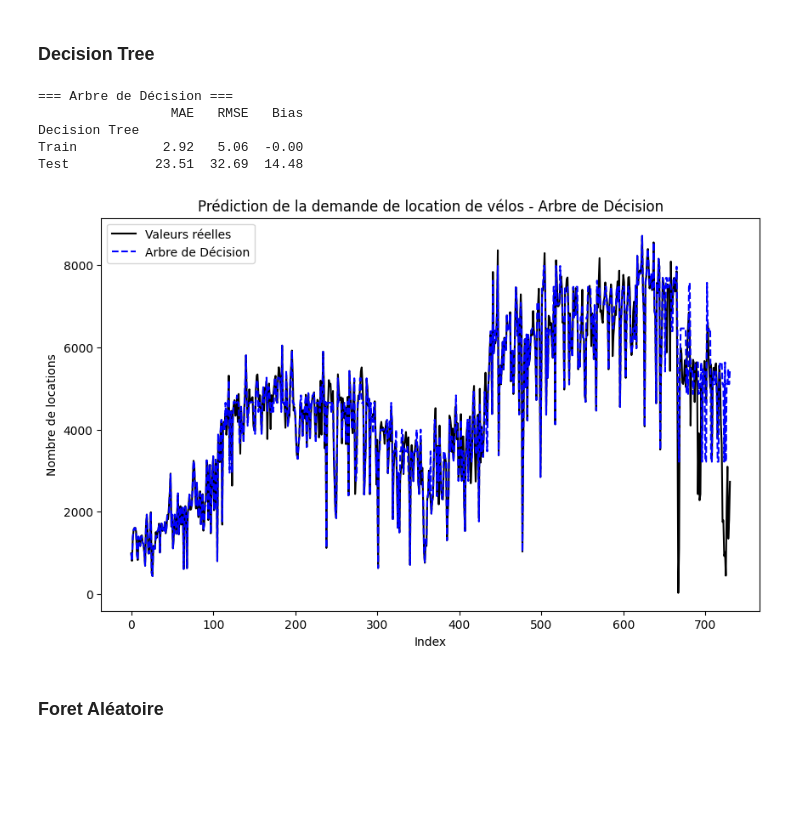
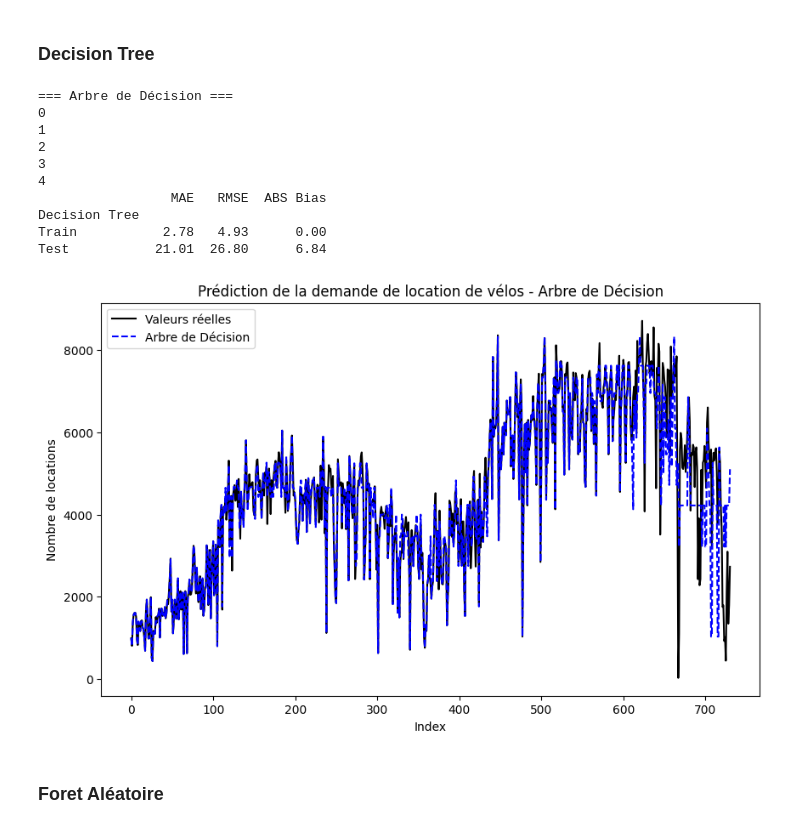
Before and after one commit to ClemRibe/ProjetML, a Jupyter notebook: ProjetML.ipynb, the cells around one changed output. Saved outputs shown, nothing was run; the diff lists cells and outputs as text; code cells hidden in the pictures; blank space fills up the shorter version.

```diff
--- a/ProjetML.ipynb
+++ b/ProjetML.ipynb
@@ -415,7 +415,7 @@ for i, (train_index, valid_index) in enumerate(folds.split(X)):
                  ax=ax[i,1], color='dodgerblue', label='train')
 
     for j in range(2):
-        sns.lineplot(x= X_valid, y= y_valid, ax=ax[i, j], color='darkorange', label='validation')
+        sns.lineplot(x= X_valid, y= y_valid, ax=ax[i, j], color='darkorange', label='test')
     ax[i, 0].set_title(f"Rolling Window with Adjusting Training Size (Split {i+1})", fontsize=16)
     ax[i, 1].set_title(f"Rolling Window with Constant Training Size (Split {i+1})", fontsize=16)
 
@@ -457,14 +457,17 @@ Index(['instant', 'date', 'year', 'season', 'quarter', 'month', 'week_of_year',
 # %%
 # Sélection des caractéristiques pertinentes, y compris les nouvelles colonnes encodées
 target = ['count']
-targets = ['date','casual_trend','casual_seasonal', 'registered_trend', 'registered_seasonal','count_trend', 'count_seasonal', 'count', 'registered', 'casual',]
-features = [feature for feature in day_df.columns if feature not in targets]
+not_feature = ['date','casual_trend','casual_seasonal', 'registered_trend', 'registered_seasonal','count_trend', 'count_seasonal', 'count', 'registered', 'casual',"day", "quarter", "season", "month"]
+features = [feature for feature in day_df.columns if feature not in not_feature]
 
 print(features)
 # Séparation des données en jeu d'entraînement et jeu de test
 X = day_df[features]
 y = day_df[target]
-X_train, X_test, y_train, y_test = X[0:650], X[650:], y[0:650], y[650:]
+
+N_SPLITS = 5
+
+tscv = TimeSeriesSplit(n_splits=N_SPLITS)
 
 # Fonction utilitaire pour calculer les KPI (MAE, RMSE, biais)
 def compute_KPIs(Y_train, F_train, Y_test, F_test, name=''):
@@ -473,14 +476,14 @@ def compute_KPIs(Y_train, F_train, Y_test, F_test, name=''):
         F_test = F_test.reshape(-1, 1)
 
     # Calcul des indicateurs de performance
-    df = pd.DataFrame(columns=['MAE', 'RMSE', 'Bias'], index=['Train', 'Test'])
+    df = pd.DataFrame(columns=['MAE', 'RMSE', 'ABS Bias'], index=['Train', 'Test'])
     df.index.name = name
     df.loc['Train', 'MAE'] = 100 * np.mean(abs(F_train - Y_train)) / np.mean(Y_train)
     df.loc['Train', 'RMSE'] = 100 * np.sqrt(np.mean((F_train - Y_train) ** 2)) / np.mean(Y_train)
-    df.loc['Train', 'Bias'] = 100 * np.mean((F_train - Y_train)) / np.mean(Y_train)
+    df.loc['Train', 'ABS Bias'] = 100 * abs(np.mean((F_train - Y_train)) / np.mean(Y_train))
     df.loc['Test', 'MAE'] = 100 * np.mean(abs(F_test - Y_test)) / np.mean(Y_test)
     df.loc['Test', 'RMSE'] = 100 * np.sqrt(np.mean((F_test - Y_test) ** 2)) / np.mean(Y_test)
-    df.loc['Test', 'Bias'] = 100 * np.mean((F_test - Y_test)) / np.mean(Y_test)
+    df.loc['Test', 'ABS Bias'] = 100 * abs(np.mean((F_test - Y_test)) / np.mean(Y_test))
     df = df.astype(float).round(2)  # Arrondir pour un affichage plus lisible
     print(df)
     return df
@@ -510,10 +497,22 @@ y_test
 # %%
 print("\n=== Régression Linéaire ===")
 linear_model = LinearRegression()
-linear_model.fit(X_train, y_train)
+scores = []
+for i, (train_index, test_index) in enumerate(tscv.split(X)):
+    print(i)
+    X_train = X[:len(train_index)]
+    X_test = X[len(train_index):]
+    y_train = y[:len(train_index)]
+    y_test = y[len(train_index):]
+    linear_model.fit(X_train, y_train)
+    score = linear_model.score(X_test, y_test)
+    scores.append(score)
+
 y_pred_train_lr = linear_model.predict(X_train)
 y_pred_test_lr = linear_model.predict(X_test)
 kpi_results['Linear Regression'] = compute_KPIs(y_train, y_pred_train_lr, y_test, y_pred_test_lr, name='Linear Regression')
+
+
 
 y_pred = np.append(y_pred_train_lr,y_pred_test_lr)
 
@@ -538,28 +542,45 @@ Test               20.11  27.97  11.21
 # %%
 print("\n=== Arbre de Décision ===")
 tree_model = DecisionTreeRegressor(max_depth=10, random_state=42)
-tree_model.fit(X_train, y_train)
+
+scores = []
+for i, (train_index, test_index) in enumerate(tscv.split(X)):
+    print(i)
+    X_train = X[:len(train_index)]
+    X_test = X[len(train_index):]
+    y_train = y[:len(train_index)]
+    y_test = y[len(train_index):]
+    tree_model.fit(X_train, y_train)
+    score = tree_model.score(X_test, y_test)
+    scores.append(score)
+
+
 y_pred_train_tree = tree_model.predict(X_train)
 y_pred_test_tree = tree_model.predict(X_test)
 kpi_results['Decision Tree'] = compute_KPIs(y_train, y_pred_train_tree, y_test, y_pred_test_tree, name='Decision Tree')
 
 y_pred = np.append(y_pred_train_tree,y_pred_test_tree)
 
 plt.figure(figsize=(10, 6))
 plt.plot(y.values, label='Valeurs réelles', color='black')
 plt.plot(y_pred, label='Arbre de Décision', linestyle='--', color='blue')
 plt.xlabel('Index')
 plt.ylabel('Nombre de locations')
 plt.title('Prédiction de la demande de location de vélos - Arbre de Décision')
 plt.legend()
 plt.show()
 # %% [output]
 === Arbre de Décision ===
-                 MAE   RMSE   Bias
+0
+1
+2
+3
+4
+                 MAE   RMSE  ABS Bias
 Decision Tree
-Train           2.92   5.06  -0.00
-Test           23.51  32.69  14.48
+Train           2.78   4.93      0.00
+Test           21.01  26.80      6.84
-[figure, old version]
+[figure, new version]
 # %% [markdown]
 ### Foret Aléatoire
 # %%
```
Also changed, not shown: parts of 9 cells of this notebook.
